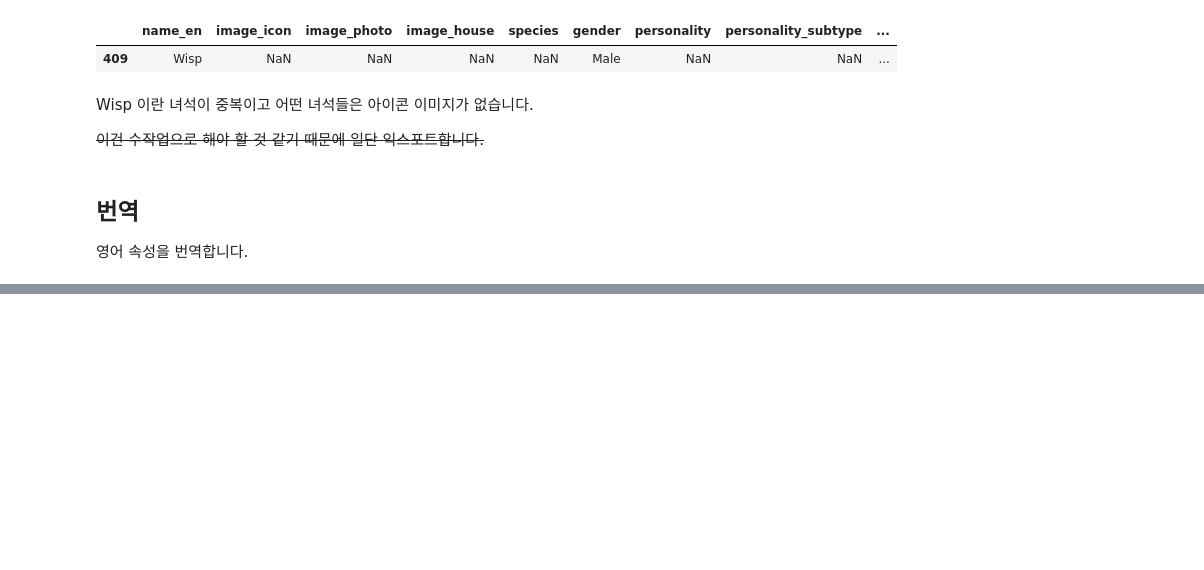
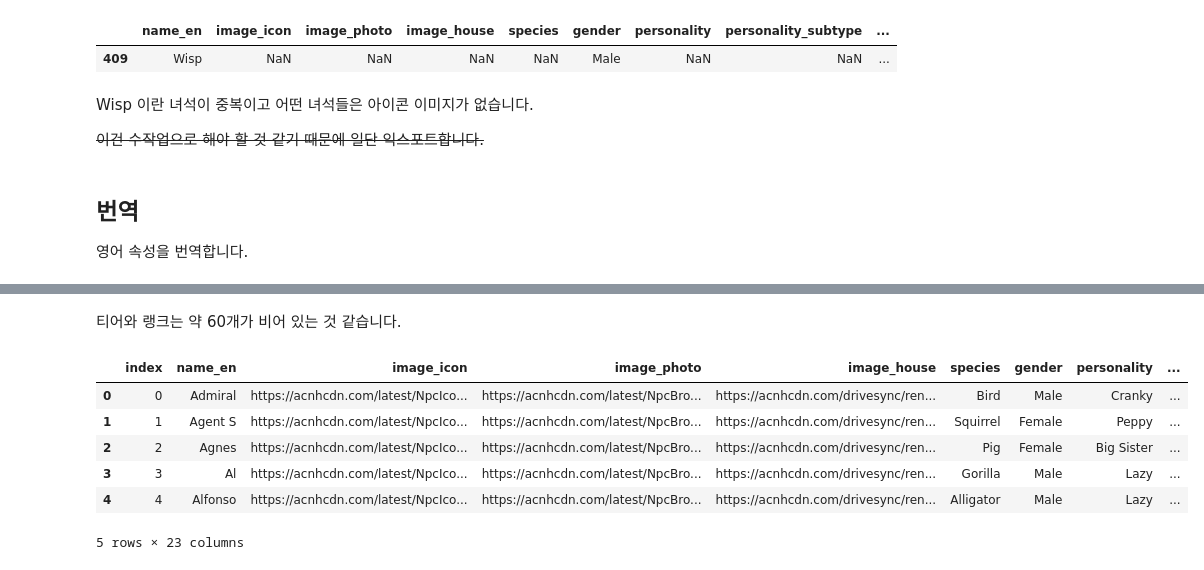
Before and after one commit to 200oki/200ok, a Jupyter notebook: da/export-char.ipynb, the cells around one changed output, grey strips where cells are left out. Cells and saved outputs as stored; diff of their text form; code cells hidden in the pictures; blank space fills up the shorter version.

```diff
--- a/da/export-char.ipynb
+++ b/da/export-char.ipynb
@@ -437,0 +593,3 @@ chars = chars.sort_values('name_en').reset_index()
+# %%
+pops.drop('Unnamed: 0', axis=1, inplace=True)
+pops.info()
@@ -437,0 +608,6 @@ chars = chars.sort_values('name_en').reset_index()
+# %%
+trans_pops_tier = dict(zip(pops['Name'], pops['tier']))
+trans_pops_rank = dict(zip(pops['Name'], pops['rank']))
+# %%
+chars['tier'] = chars['name_en'].apply(lambda n: trans_pops_tier.get(n))
+chars.info()
@@ -437,0 +632,3 @@ chars = chars.sort_values('name_en').reset_index()
+# %%
+chars['rank'] = chars['name_en'].apply(lambda n: trans_pops_rank.get(n))
+chars.info()
@@ -437,0 +653,14 @@ chars = chars.sort_values('name_en').reset_index()
+# %% [markdown]
+티어와 랭크는 약 60개가 비어 있는 것 같습니다.
+# %%
+chars['tier'] = chars['tier'].astype(dtype=pd.Int64Dtype())
+chars['rank'] = chars['rank'].astype(dtype=pd.Int64Dtype())
+chars.head()
+# %% [output]
+|  | index | name_en | image_icon | image_photo | image_house | species | gender | personality | ... |
+| 0 | 0 | Admiral | https://acnhcdn.com/latest/NpcIco... | https://acnhcdn.com/latest/NpcBro... | https://acnhcdn.com/drivesync/ren... | Bird | Male | Cranky | ... |
+| 1 | 1 | Agent S | https://acnhcdn.com/latest/NpcIco... | https://acnhcdn.com/latest/NpcBro... | https://acnhcdn.com/drivesync/ren... | Squirrel | Female | Peppy | ... |
+| 2 | 2 | Agnes | https://acnhcdn.com/latest/NpcIco... | https://acnhcdn.com/latest/NpcBro... | https://acnhcdn.com/drivesync/ren... | Pig | Female | Big Sister | ... |
+| 3 | 3 | Al | https://acnhcdn.com/latest/NpcIco... | https://acnhcdn.com/latest/NpcBro... | https://acnhcdn.com/drivesync/ren... | Gorilla | Male | Lazy | ... |
+| 4 | 4 | Alfonso | https://acnhcdn.com/latest/NpcIco... | https://acnhcdn.com/latest/NpcBro... | https://acnhcdn.com/drivesync/ren... | Alligator | Male | Lazy | ... |
+5 rows × 23 columns
```
Also changed, not shown: parts of 21 cells of this notebook.
